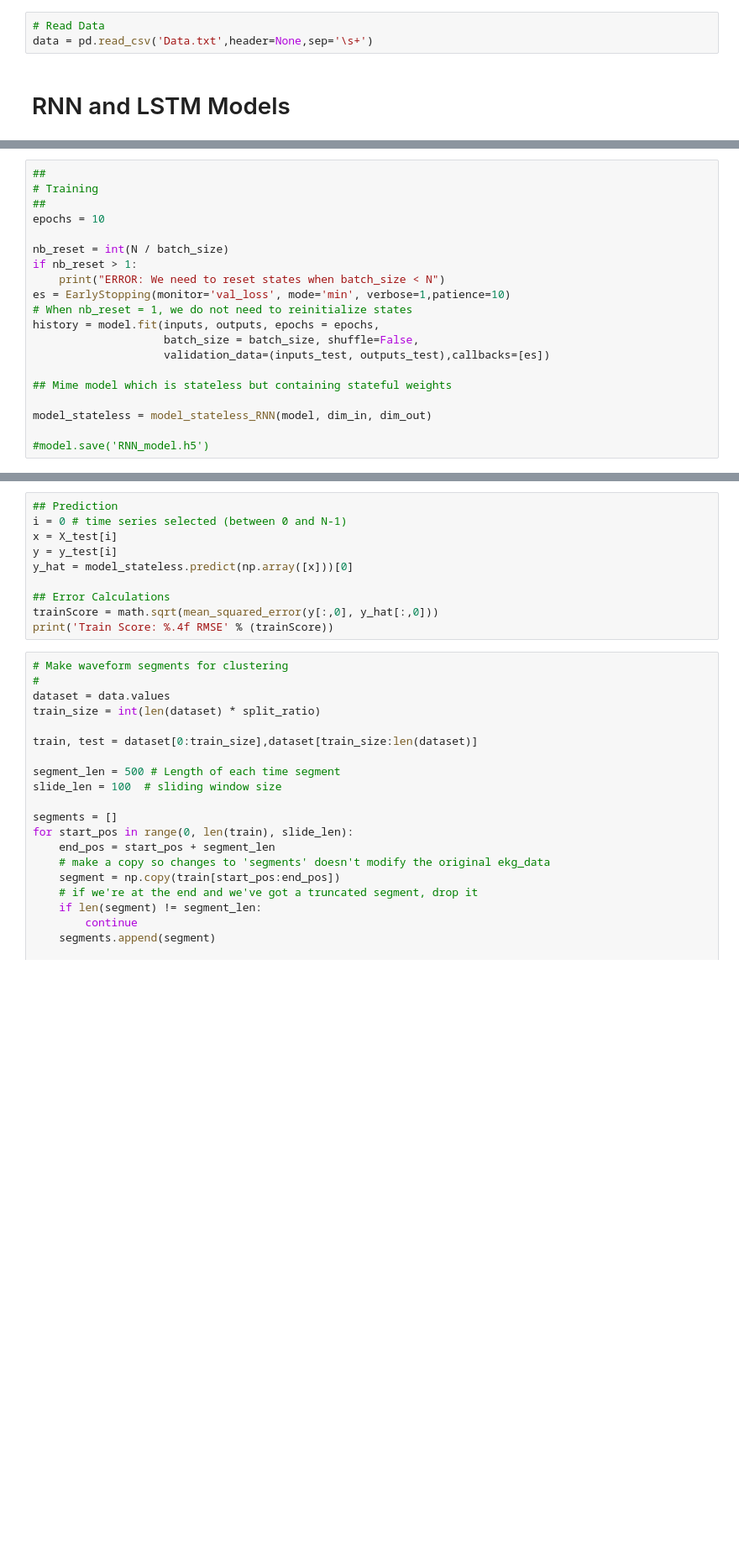
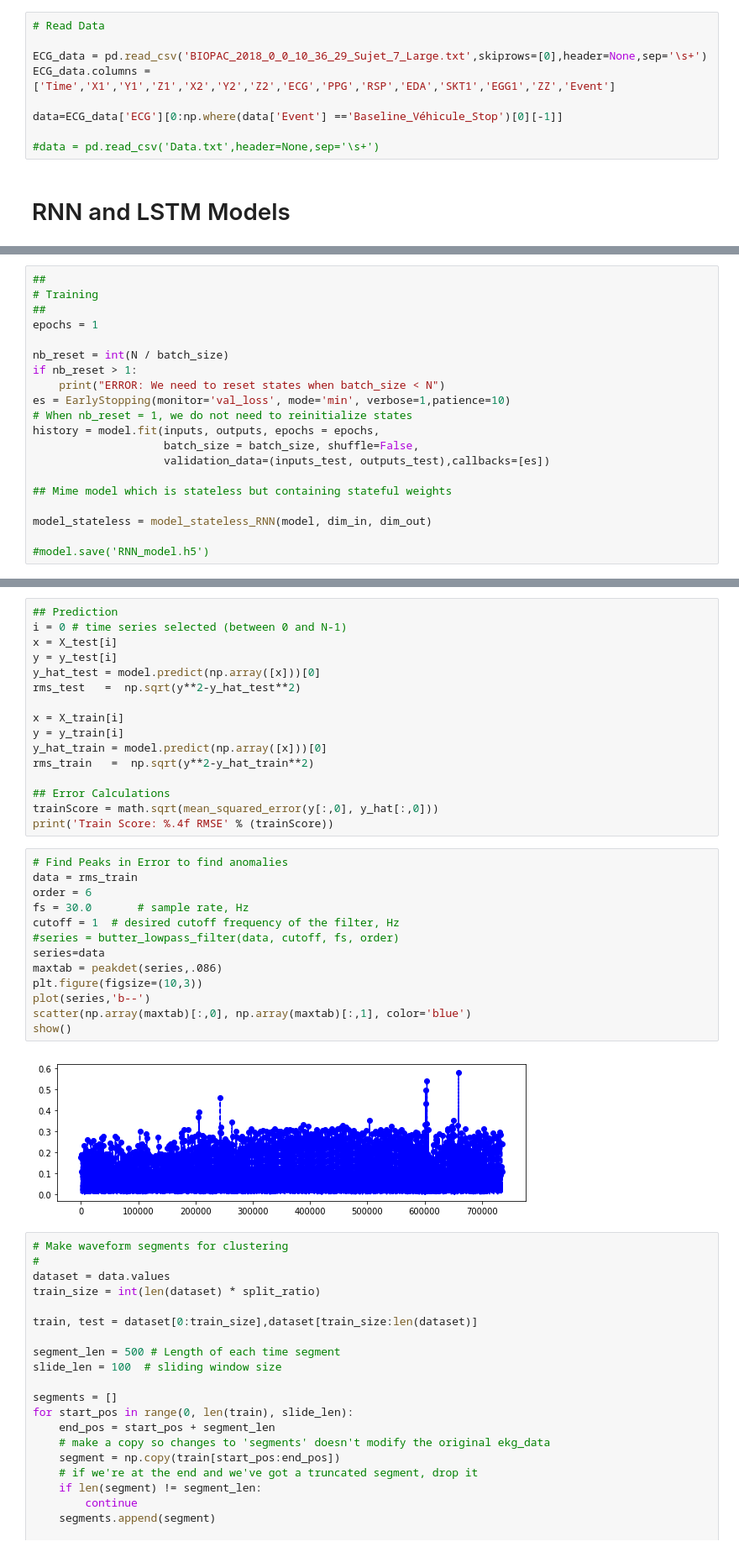
Before and after one commit to namansnegi/Anomaly-Detection-Distributed, a Jupyter notebook: DDAD/Anomaly_Detection_April2020.ipynb, the cells around one changed output, grey strips where cells are left out. Shown at 84% size. Cells and saved outputs as stored; diff of their text form; blank space fills up the shorter version.

```diff
--- a/DDAD/Anomaly_Detection_April2020.ipynb
+++ b/DDAD/Anomaly_Detection_April2020.ipynb
@@ -11,6 +14,12 @@ import pandas as pd
-# %%
-# Read Data
-data = pd.read_csv('Data.txt',header=None,sep='\s+')
+# %%
+# Read Data
+
+ECG_data = pd.read_csv('BIOPAC_2018_0_0_10_36_29_Sujet_7_Large.txt',skiprows=[0],header=None,sep='\s+')
+ECG_data.columns = ['Time','X1','Y1','Z1','X2','Y2','Z2','ECG','PPG','RSP','EDA','SKT1','EGG1','ZZ','Event']
+
+data=ECG_data['ECG'][0:np.where(data['Event'] =='Baseline_Véhicule_Stop')[0][-1]]
+
+#data = pd.read_csv('Data.txt',header=None,sep='\s+')
 # %% [markdown]
 # RNN and LSTM Models
 # %%
@@ -44,7 +73,7 @@ model.summary()
 ##
 # Training
 ##
-epochs = 10
+epochs = 1
 
 nb_reset = int(N / batch_size)
 if nb_reset > 1:
@@ -65,11 +104,32 @@ model_stateless = model_stateless_RNN(model, dim_in, dim_out)
 i = 0 # time series selected (between 0 and N-1)
 x = X_test[i]
 y = y_test[i]
-y_hat = model_stateless.predict(np.array([x]))[0]
+y_hat_test = model.predict(np.array([x]))[0]
+rms_test   =  np.sqrt(y**2-y_hat_test**2)
+
+x = X_train[i]
+y = y_train[i]
+y_hat_train = model.predict(np.array([x]))[0]
+rms_train   =  np.sqrt(y**2-y_hat_train**2)
 
 ## Error Calculations
 trainScore = math.sqrt(mean_squared_error(y[:,0], y_hat[:,0]))
 print('Train Score: %.4f RMSE' % (trainScore))
+# %%
+# Find Peaks in Error to find anomalies
+data = rms_train
+order = 6
+fs = 30.0       # sample rate, Hz
+cutoff = 1  # desired cutoff frequency of the filter, Hz
+#series = butter_lowpass_filter(data, cutoff, fs, order)
+series=data
+maxtab = peakdet(series,.086)
+plt.figure(figsize=(10,3))
+plot(series,'b--')
+scatter(np.array(maxtab)[:,0], np.array(maxtab)[:,1], color='blue')
+show()
+# %% [output]
+[figure, added]
 # %%
 # Make waveform segments for clustering
 #
```
Also changed, not shown: parts of 4 cells of this notebook, 1 other file.
